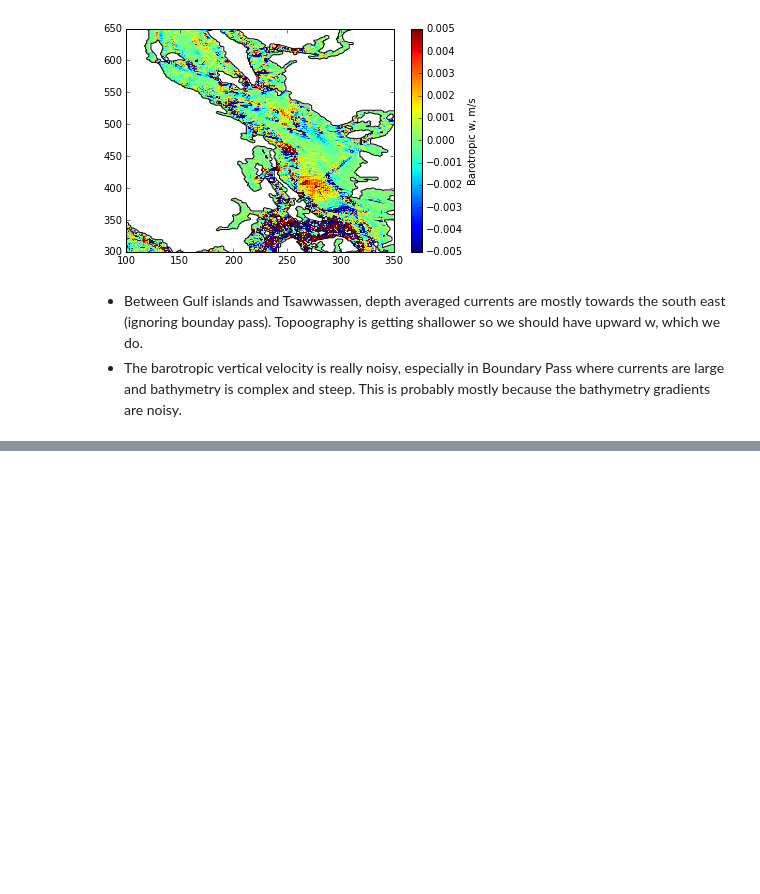
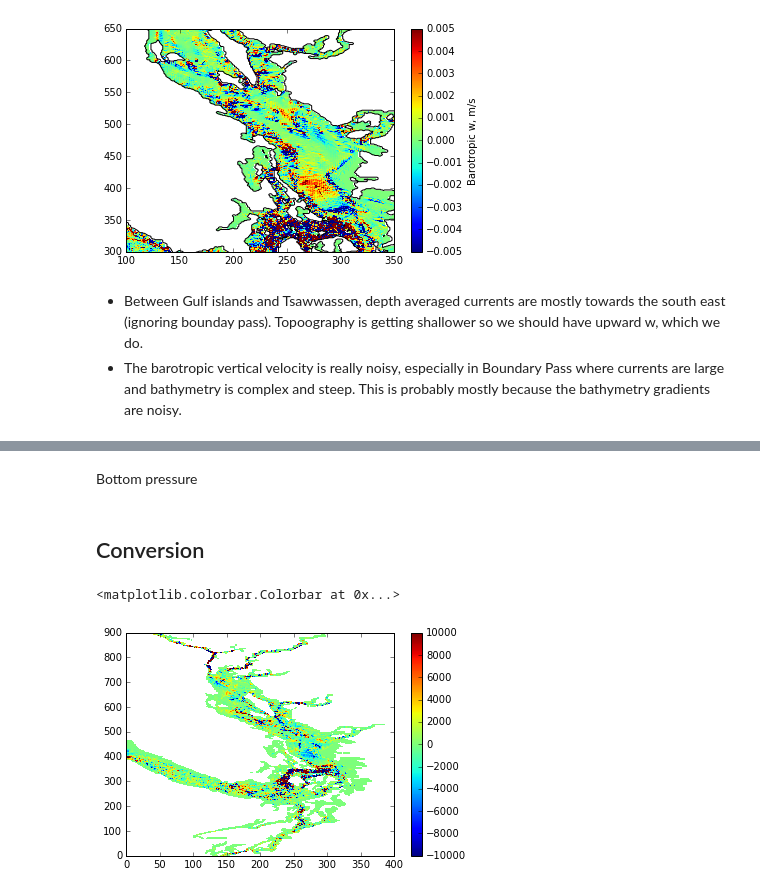
Before and after one commit to SalishSeaCast/analysis-nancy, a Jupyter notebook: notebooks/energy_flux/Barotropic to baroclinic conversion - development.ipynb, the cells around one changed output, grey strips where cells are left out. Drawn from its saved outputs; the diff is of its cells as text; code cells hidden in the pictures; blank space fills up the shorter version.

Commit message:
Conversion calculated

```diff
--- a/notebooks/energy_flux/Barotropic to baroclinic conversion - development.ipynb
+++ b/notebooks/energy_flux/Barotropic to baroclinic conversion - development.ipynb
@@ -152,3 +150,5 @@ AttributeError: module 'numpy' has no attribute 'exand_dims'
+# %% [markdown]
+Bottom pressure
 # %%
 mbathy = mesh_mask.variables['mbathy'][0,:,:]
 
@@ -157,3 +157,16 @@ for j in np.arange(bottom_p.shape[-2]):
     for i in np.arange(bottom_p.shape[-1]):
         level=mbathy[j,i]
         bottom_p[:,j,i] = p_it[:,level, j, i]
+# %% [markdown]
+## Conversion
+# %%
+C = bottom_p[:,1:,1:]*wB
+# %%
+t=10
+plt.pcolormesh(C[t,...],vmin=-1*10**4,vmax=1*10**4)
+plt.colorbar()
+#plt.xlim([200,350])
+#plt.ylim(200,500)
+# %% [output]
+<matplotlib.colorbar.Colorbar at 0x...>
+[figure, added]
```
Also changed, not shown: parts of 7 cells of this notebook.
